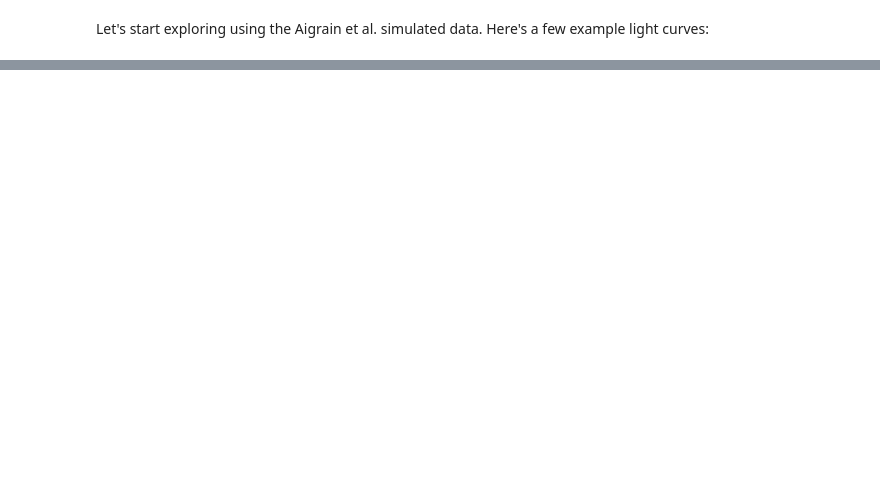
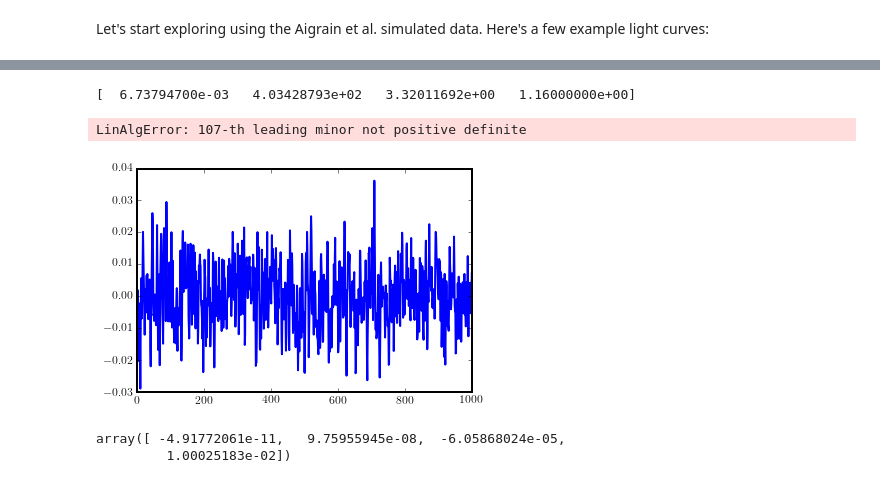
Before and after one commit to timothydmorton/GProtation, a Jupyter notebook: code/tdm-explore.ipynb, the cells around one changed output, grey strips where cells are left out. Drawn from its saved outputs; the diff is of its cells as text; code cells hidden in the pictures; blank space fills up the shorter version.

```diff
--- a/code/tdm-explore.ipynb
+++ b/code/tdm-explore.ipynb
@@ -123,0 +135,17 @@ def lnlike_bootstrap(theta, t, f, f_err, Npts=500):
+# %%
+from george.kernels import ExpSquaredKernel, ExpSine2Kernel
+
+ts = np.linspace(0,10,200)
+
+theta = np.exp([-5., 6., 1.2, np.log(1.16)])
+print theta
+k =  theta[0]* ExpSquaredKernel(theta[1]) * ExpSine2Kernel(theta[2], theta[3])
+gp = george.GP(k)
+gp.compute(ts)
+# %% [output]
+[  6.73794700e-03   4.03428793e+02   3.32011692e+00   1.16000000e+00]
+LinAlgError: 107-th leading minor not positive definite
+# %%
+plt.plot(ts, gp.sample(ts));
+# %% [output]
+[figure, added]
@@ -123,0 +161,5 @@ def lnlike_bootstrap(theta, t, f, f_err, Npts=500):
+# %%
+np.polyfit(t, f, 3)
+# %% [output]
+array([ -4.91772061e-11,   9.75955945e-08,  -6.05868024e-05,
+         1.00025183e-02])
```
Also changed, not shown: parts of 37 cells of this notebook, 1 other file.
